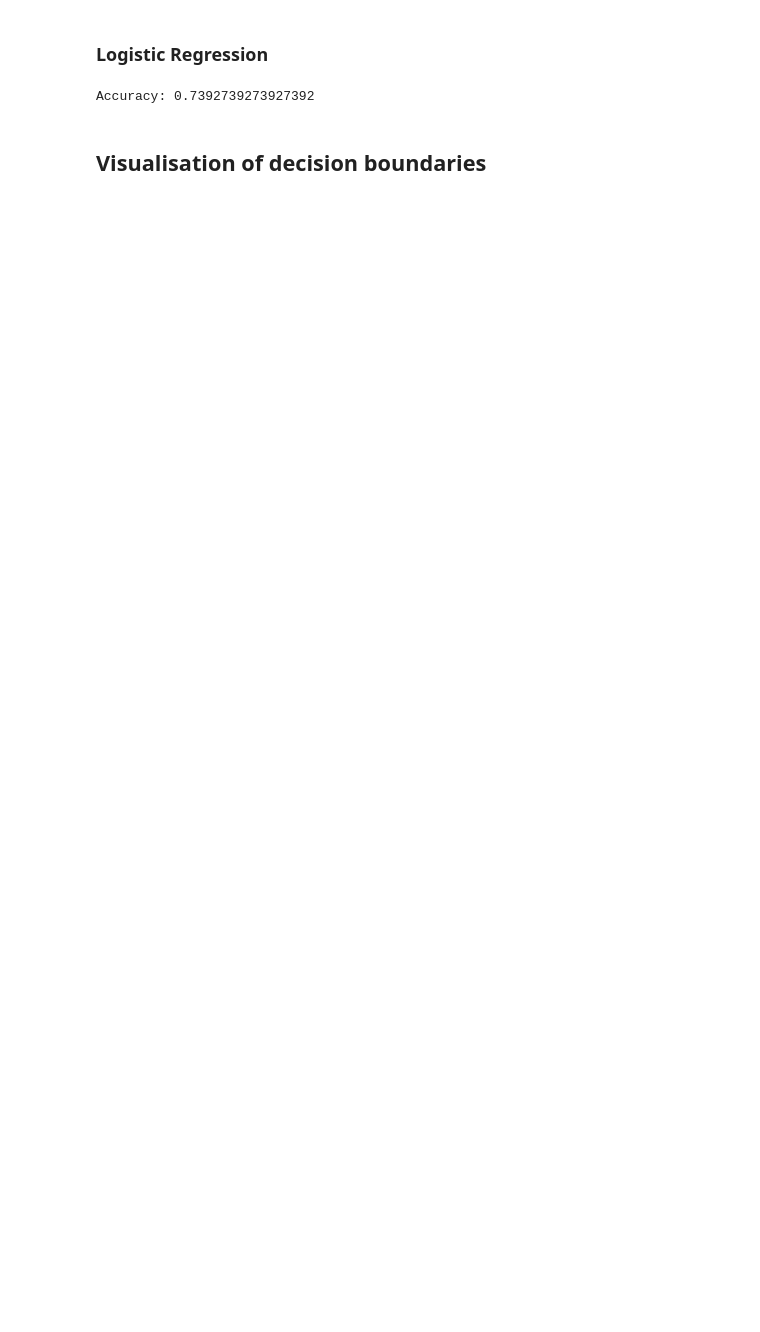
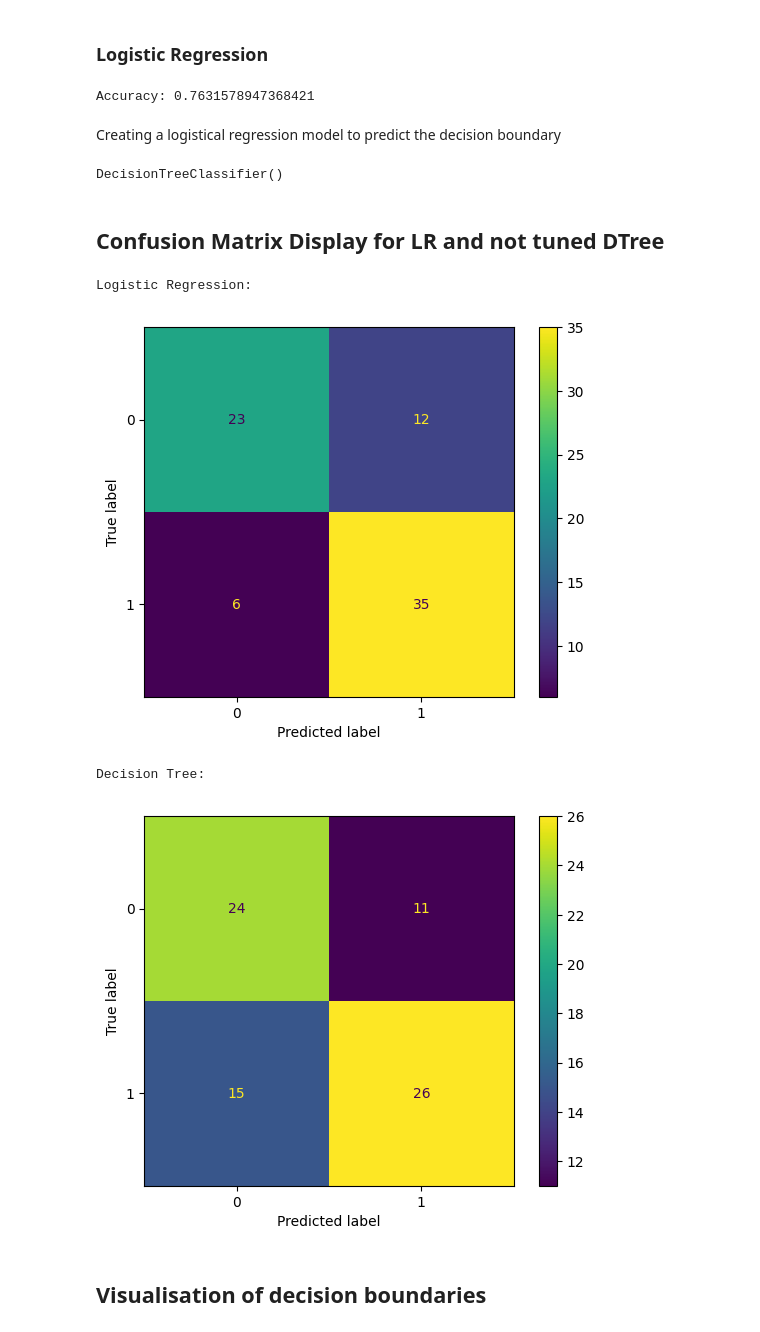
Before and after one commit to chrisistrati/Sigmoid-Homework, a Jupyter notebook: 07_decision_tree.ipynb, the cells around one changed output. Saved outputs shown, nothing was run; the diff lists cells and outputs as text; code cells hidden in the pictures; blank space fills up the shorter version.

```diff
--- a/07_decision_tree.ipynb
+++ b/07_decision_tree.ipynb
@@ -78,19 +65,47 @@ plt.scatter(df_corr["thalach"], df_corr["oldpeak"], c=df_corr["target"])
 # %%
 from sklearn.linear_model import LogisticRegression
 from sklearn.metrics import accuracy_score
+from sklearn.model_selection import train_test_split
 
-X = np.array(df_corr[["oldpeak", "thalach"]])
-y = np.array(df_corr["target"])
+X = np.array(df[["oldpeak", "thalach"]])
+y = np.array(df["target"])
+
+X_train, X_test, y_train, y_test = train_test_split(X, y, random_state=42)
 
 model = LogisticRegression()
-model.fit(X, y)
+model.fit(X_train, y_train)
 
-pred=model.predict(X)
-acc=accuracy_score(y, pred)
+pred=model.predict(X_test)
+acc=accuracy_score(y_test, pred)
 
 print(f"Accuracy: {acc}")
 # %% [output]
-Accuracy: 0.7392739273927392
+Accuracy: 0.7631578947368421
+# %% [markdown]
+Creating a logistical regression model to predict the decision boundary
+# %%
+from sklearn.tree import DecisionTreeClassifier
+dtree = DecisionTreeClassifier()
+dtree.fit(X_train, y_train)
+#creating desicion tree classifiere thats not tuned
+# %% [output]
+DecisionTreeClassifier()
+# %% [markdown]
+## Confusion Matrix Display for LR and not tuned DTree
+# %%
+from sklearn.metrics import ConfusionMatrixDisplay
+print("Logistic Regression: ")
+disp1 = ConfusionMatrixDisplay.from_estimator(model, X_test, y_test)
+plt.show()
+
+print("Decision Tree: ")
+disp1 = ConfusionMatrixDisplay.from_estimator(dtree, X_test, y_test)
+plt.show()
+# %% [output]
+Logistic Regression:
+[figure, added]
+Decision Tree:
+[figure, added]
 # %% [markdown]
 ## Visualisation of decision boundaries
 # %%
```
Also changed, not shown: parts of 19 cells of this notebook.
